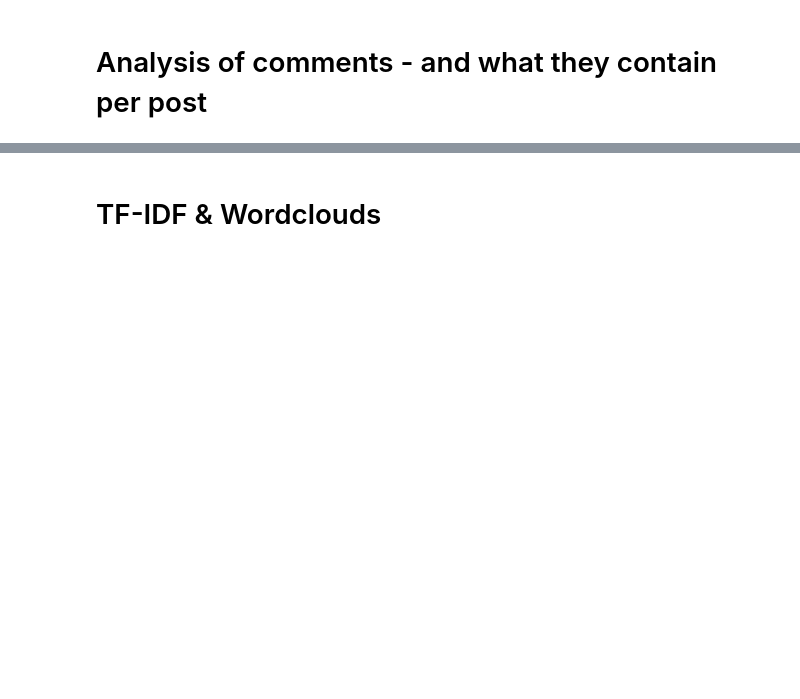
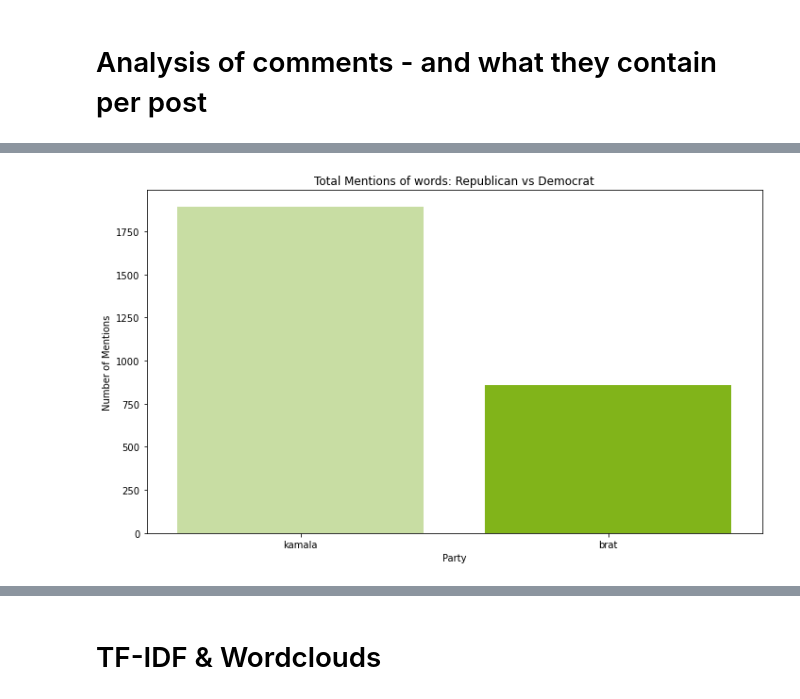
Before and after one commit to pouvoirdasha/sociology_scrapping, a Jupyter notebook: notebooks_stats_finetuning/decriptive_stats_dasha.ipynb, the cells around one changed output, grey strips where cells are left out. Saved outputs shown, nothing was run; the diff lists cells and outputs as text; code cells hidden in the pictures; blank space fills up the shorter version.

```diff
--- a/notebooks_stats_finetuning/decriptive_stats_dasha.ipynb
+++ b/notebooks_stats_finetuning/decriptive_stats_dasha.ipynb
@@ -458,3 +460,23 @@ plt.legend(title='Word')
+# %%
+#total mentions in the dataset
+overall_mentions_k = tiktok[['contains_kamala', 'contains_brat']].sum().reset_index()
+overall_mentions_k.columns = ['word', 'mentions']
+
+overall_mentions_k['word'] = overall_mentions_k['word'].str.replace('contains_', '')
+plt.figure(figsize=(10,6), facecolor='w')
+sns.barplot(
+    data=overall_mentions_k,
+    x='word',
+    y='mentions',
+    palette=[lighter_shade, darker_shade]
+)
+plt.title('Total Mentions of words: Republican vs Democrat')
+plt.xlabel('Party')
+plt.ylabel('Number of Mentions')
+plt.tight_layout()
+plt.savefig('../viz/tot_ment_kamala_brat.png',bbox_inches='tight', transparent=False, dpi=300)
+# %% [output]
+[figure, added]
 # %%
 #mentions democrat vs republican in total
 overall_mentions = tiktok[['contains_republican', 'contains_democrat']].sum().reset_index()
```
Also changed, not shown: parts of 15 cells of this notebook, 1 other file.
